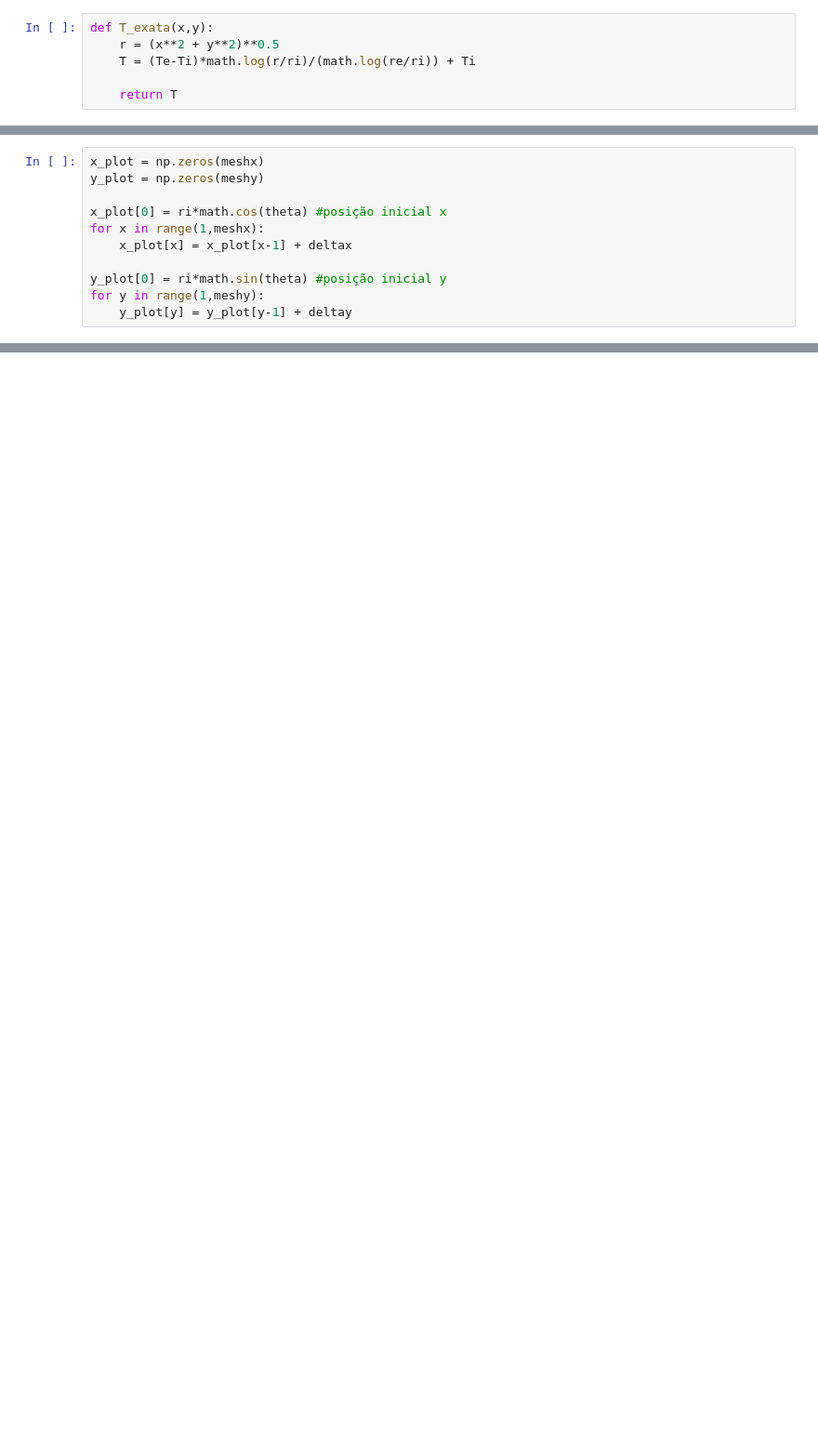
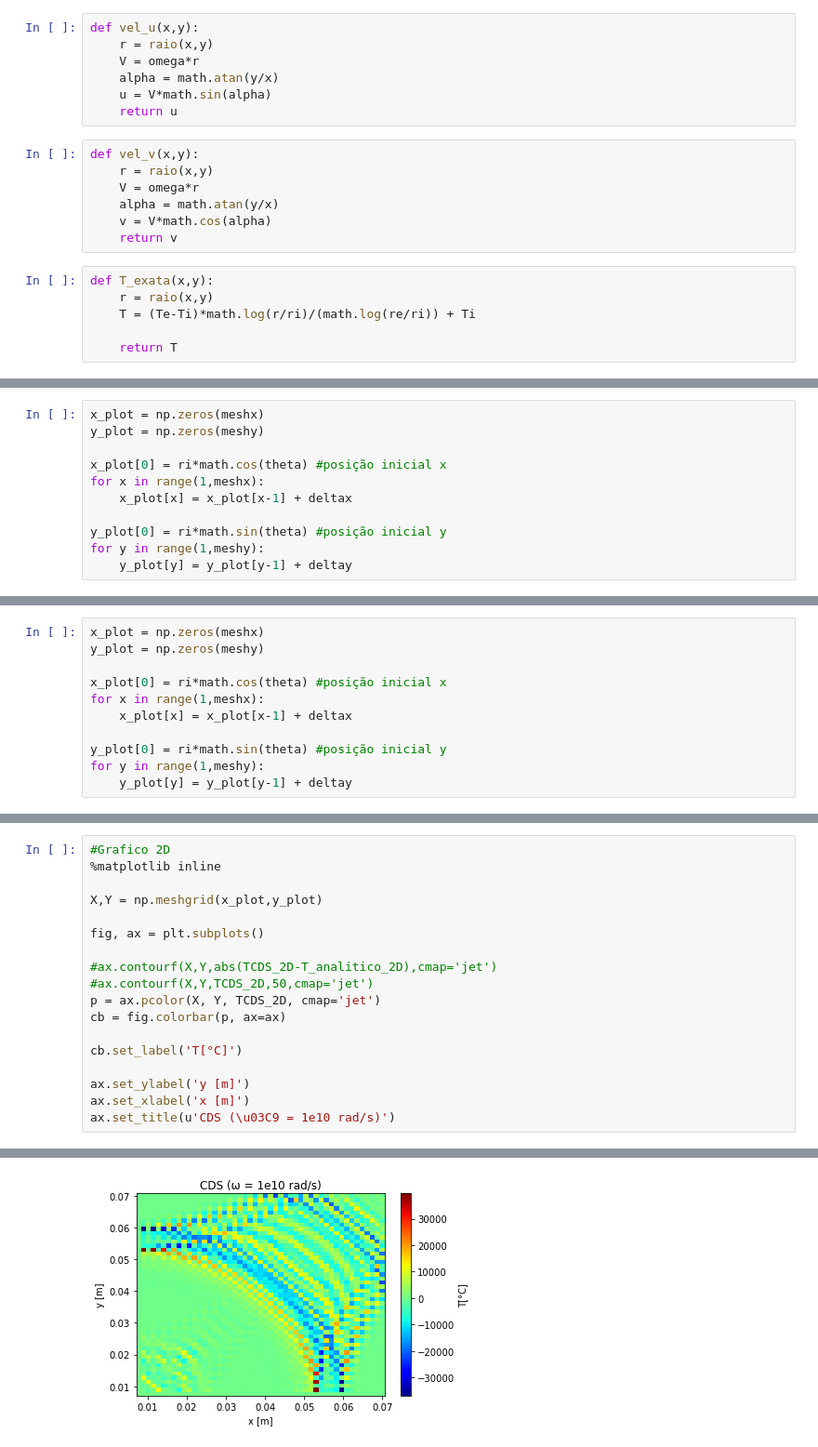
Before and after one commit to gusttavlang/TransComp, a Jupyter notebook: Trabalho 7/Trabalho 7 - Cilindro girante.ipynb, the cells around one changed output, grey strips where cells are left out. Shown at 93% size. Saved outputs shown, nothing was run; the diff lists cells and outputs as text; blank space fills up the shorter version.

```diff
--- a/Trabalho 7/Trabalho 7 - Cilindro girante.ipynb
+++ b/Trabalho 7/Trabalho 7 - Cilindro girante.ipynb
@@ -32,6 +33,20 @@ def campo_vel(x,y):
+# %%
+def vel_u(x,y):
+    r = raio(x,y)
+    V = omega*r
+    alpha = math.atan(y/x)
+    u = V*math.sin(alpha)
+    return u
+# %%
+def vel_v(x,y):
+    r = raio(x,y)
+    V = omega*r
+    alpha = math.atan(y/x)
+    v = V*math.cos(alpha)
+    return v
 # %%
 def T_exata(x,y):
-    r = (x**2 + y**2)**0.5
+    r = raio(x,y)
     T = (Te-Ti)*math.log(r/ri)/(math.log(re/ri)) + Ti
 
     return T
@@ -73,0 +202,11 @@ array([ 0.00707107,  0.01414214,  0.0212132 ,  0.02828427,  0.03535534,
+# %%
+x_plot = np.zeros(meshx)
+y_plot = np.zeros(meshy)
+
+x_plot[0] = ri*math.cos(theta) #posição inicial x
+for x in range(1,meshx):
+    x_plot[x] = x_plot[x-1] + deltax
+
+y_plot[0] = ri*math.sin(theta) #posição inicial y
+for y in range(1,meshy):
+    y_plot[y] = y_plot[y-1] + deltay
@@ -73,0 +381,19 @@ array([ 0.00707107,  0.01414214,  0.0212132 ,  0.02828427,  0.03535534,
+# %%
+#Grafico 2D
+%matplotlib inline
+
+X,Y = np.meshgrid(x_plot,y_plot)
+
+fig, ax = plt.subplots()
+
+#ax.contourf(X,Y,abs(TCDS_2D-T_analitico_2D),cmap='jet')
+#ax.contourf(X,Y,TCDS_2D,50,cmap='jet')
+p = ax.pcolor(X, Y, TCDS_2D, cmap='jet')
+cb = fig.colorbar(p, ax=ax)
+
+cb.set_label('T[°C]')
+
+ax.set_ylabel('y [m]')
+ax.set_xlabel('x [m]')
+ax.set_title(u'CDS (\u03C9 = 1e10 rad/s)')
+# %% [output]
@@ -73,0 +401 @@ array([ 0.00707107,  0.01414214,  0.0212132 ,  0.02828427,  0.03535534,
+[figure, added]
```
Also changed, not shown: parts of 23 cells of this notebook, 2 other files.
